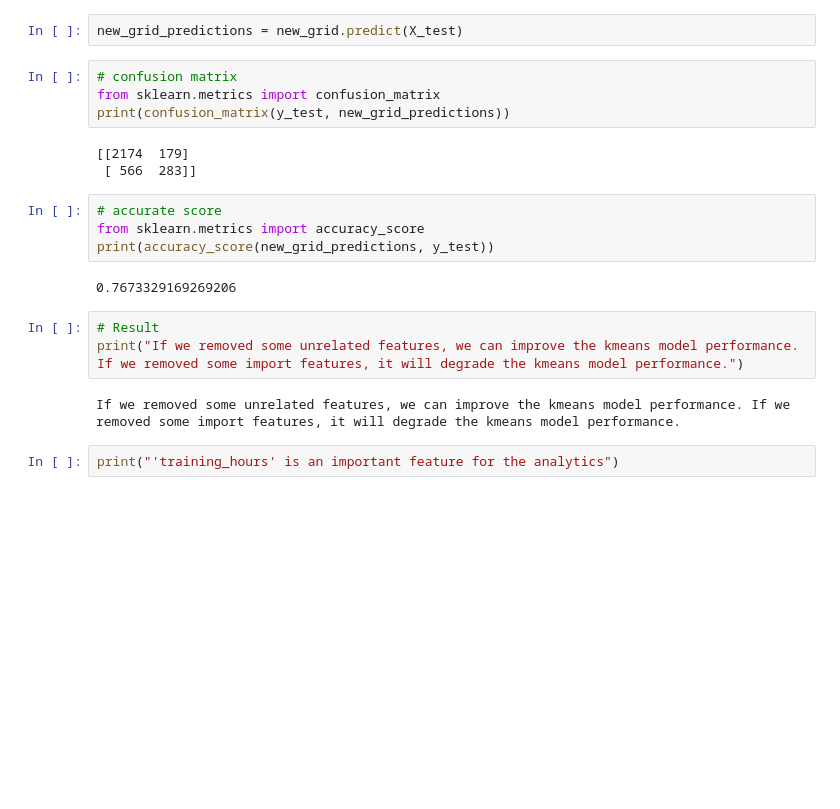
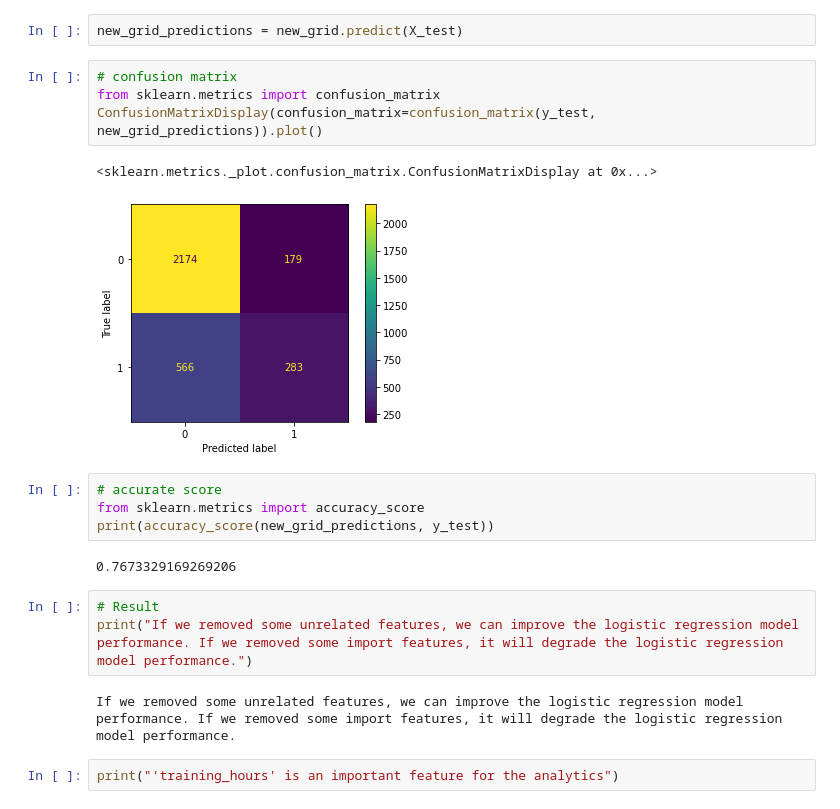
Before and after one commit to heliaRahimi/-ClassificationModels, a Jupyter notebook: LogisticRegression.ipynb, the cells around one changed output. Cells and saved outputs as stored; diff of their text form; blank space fills up the shorter version.

Commit message:
Rebuilt LogisticRegression model and completed python script

```diff
--- a/LogisticRegression.ipynb
+++ b/LogisticRegression.ipynb
@@ -225,10 +226,10 @@ new_grid_predictions = new_grid.predict(X_test)
 # %%
 # confusion matrix
 from sklearn.metrics import confusion_matrix
-print(confusion_matrix(y_test, new_grid_predictions))
+ConfusionMatrixDisplay(confusion_matrix=confusion_matrix(y_test, new_grid_predictions)).plot()
 # %% [output]
-[[2174  179]
- [ 566  283]]
+<sklearn.metrics._plot.confusion_matrix.ConfusionMatrixDisplay at 0x...>
+[figure, added]
 # %%
 # accurate score
 from sklearn.metrics import accuracy_score
@@ -237,9 +238,9 @@ print(accuracy_score(new_grid_predictions, y_test))
 0.7673329169269206
 # %%
 # Result
-print("If we removed some unrelated features, we can improve the kmeans model performance. If we removed some import features, it will degrade the kmeans model performance.")
+print("If we removed some unrelated features, we can improve the logistic regression model performance. If we removed some import features, it will degrade the logistic regression model performance.")
 # %% [output]
-If we removed some unrelated features, we can improve the kmeans model performance. If we removed some import features, it will degrade the kmeans model performance.
+If we removed some unrelated features, we can improve the logistic regression model performance. If we removed some import features, it will degrade the logistic regression model performance.
 # %%
 print("'training_hours' is an important feature for the analytics")
 # %% [output]
```
Also changed, not shown: parts of 3 cells of this notebook, 1 other file.
